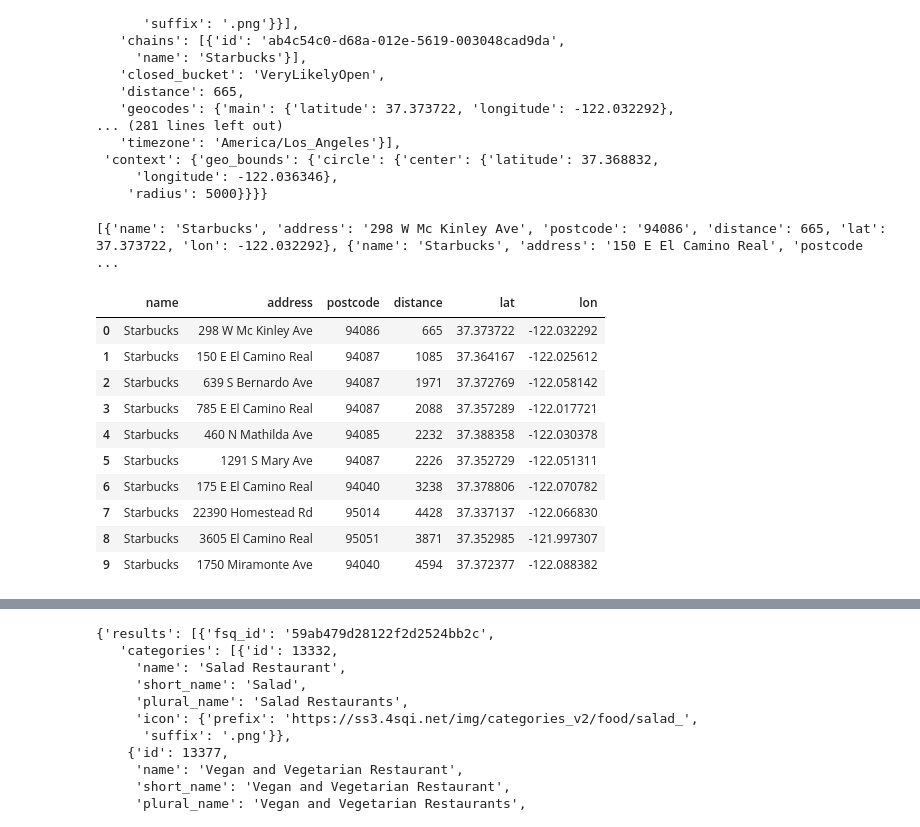
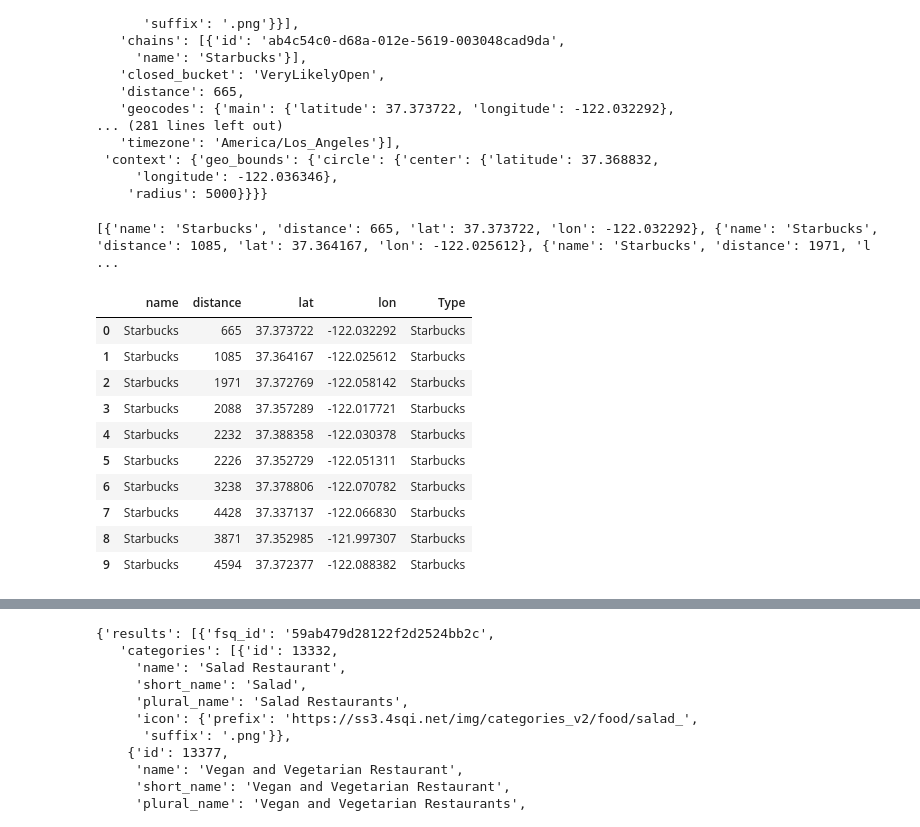
Before and after one commit to Futurartina/Geospatial, a Jupyter notebook: notebooks/4square.ipynb, the cells around one changed output, grey strips where cells are left out. Cells and saved outputs as stored; diff of their text form; code cells hidden in the pictures.

```diff
--- a/notebooks/4square.ipynb
+++ b/notebooks/4square.ipynb
@@ -81,16 +62,12 @@ res
 # %%
 def extracting_from_one_element (element):
     name = element["name"]
-    address = element["location"]["address"]
     distance = element["distance"]
-    postcode = element["location"]["postcode"]
     lat = element["geocodes"]["main"]["latitude"]
     lon = element["geocodes"]["main"]["longitude"]
 
     small_dict = {
     "name": name,
-    "address": address,
-    "postcode": postcode,
     "distance": distance,
     "lat": lat,
     "lon": lon
@@ -234,0 +211,7 @@ preschool_in_sf
+# %%
+res = requests_for_foursquare ("airports", 37.773972, -122.431297, 60000)
+# Uses the "requests_for_foursquare" to extract information about airports.
+# %%
+res = res.json()
+res
+# Converts the information into Json.
@@ -234,0 +236,6 @@ preschool_in_sf
+# %%
+airports_in_sf = []
+for i in res["results"]:
+    airports_in_sf.append(extracting_from_one_element(i))
+    airports_in_sf
+    # Creates a list of airports in San Francisco.
@@ -306,23 +330,24 @@ for i in res["results"]:
 print(starbucks_in_sun)
 # Prints a list of the Starbucks in Sunnyvale.
 # %% [output]
-[{'name': 'Starbucks', 'address': '298 W Mc Kinley Ave', 'postcode': '94086', 'distance': 665, 'lat': 37.373722, 'lon': -122.032292}, {'name': 'Starbucks', 'address': '150 E El Camino Real', 'postcode ...
+[{'name': 'Starbucks', 'distance': 665, 'lat': 37.373722, 'lon': -122.032292}, {'name': 'Starbucks', 'distance': 1085, 'lat': 37.364167, 'lon': -122.025612}, {'name': 'Starbucks', 'distance': 1971, 'l ...
 # %%
-starbucks_in_sun_df = pd.DataFrame(starbucks_in_sun)
-starbucks_in_sun_df
+starbucks_in_sun = pd.DataFrame(starbucks_in_sun)
+starbucks_in_sun["Type"] = "Starbucks"
+starbucks_in_sun
 # Creates a df with the Starbucks in Sunnyvale.
 # %% [output]
-|  | name | address | postcode | distance | lat | lon |
-| 0 | Starbucks | 298 W Mc Kinley Ave | 94086 | 665 | 37.373722 | -122.032292 |
-| 1 | Starbucks | 150 E El Camino Real | 94087 | 1085 | 37.364167 | -122.025612 |
-| 2 | Starbucks | 639 S Bernardo Ave | 94087 | 1971 | 37.372769 | -122.058142 |
-| 3 | Starbucks | 785 E El Camino Real | 94087 | 2088 | 37.357289 | -122.017721 |
-| 4 | Starbucks | 460 N Mathilda Ave | 94085 | 2232 | 37.388358 | -122.030378 |
-| 5 | Starbucks | 1291 S Mary Ave | 94087 | 2226 | 37.352729 | -122.051311 |
-| 6 | Starbucks | 175 E El Camino Real | 94040 | 3238 | 37.378806 | -122.070782 |
-| 7 | Starbucks | 22390 Homestead Rd | 95014 | 4428 | 37.337137 | -122.066830 |
-| 8 | Starbucks | 3605 El Camino Real | 95051 | 3871 | 37.352985 | -121.997307 |
-| 9 | Starbucks | 1750 Miramonte Ave | 94040 | 4594 | 37.372377 | -122.088382 |
+|  | name | distance | lat | lon | Type |
+| 0 | Starbucks | 665 | 37.373722 | -122.032292 | Starbucks |
+| 1 | Starbucks | 1085 | 37.364167 | -122.025612 | Starbucks |
+| 2 | Starbucks | 1971 | 37.372769 | -122.058142 | Starbucks |
+| 3 | Starbucks | 2088 | 37.357289 | -122.017721 | Starbucks |
+| 4 | Starbucks | 2232 | 37.388358 | -122.030378 | Starbucks |
+| 5 | Starbucks | 2226 | 37.352729 | -122.051311 | Starbucks |
+| 6 | Starbucks | 3238 | 37.378806 | -122.070782 | Starbucks |
+| 7 | Starbucks | 4428 | 37.337137 | -122.066830 | Starbucks |
+| 8 | Starbucks | 3871 | 37.352985 | -121.997307 | Starbucks |
+| 9 | Starbucks | 4594 | 37.372377 | -122.088382 | Starbucks |
 # %%
 res = requests_for_foursquare ("vegan", 37.368832, -122.036346, 5000)
 # Uses the "requests_for_foursquare" to extract information about vegan restaurants.
```
Also changed, not shown: parts of 38 cells of this notebook, 4 other files.
